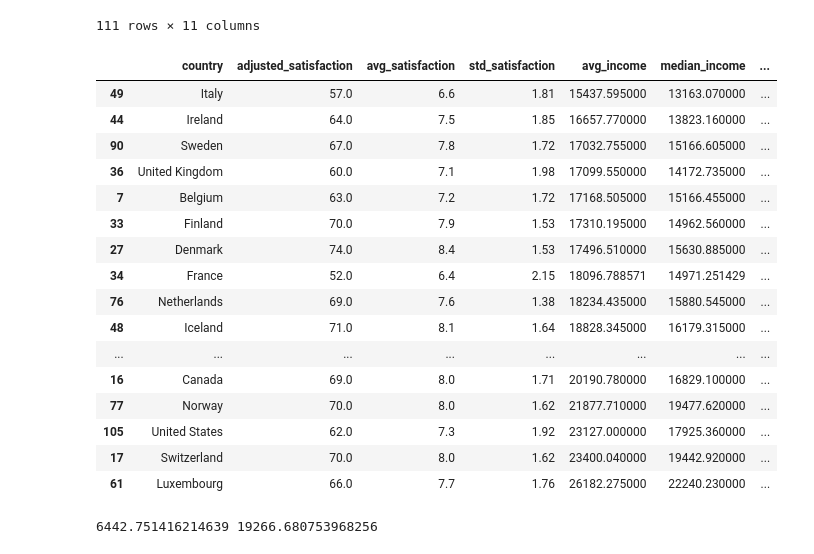
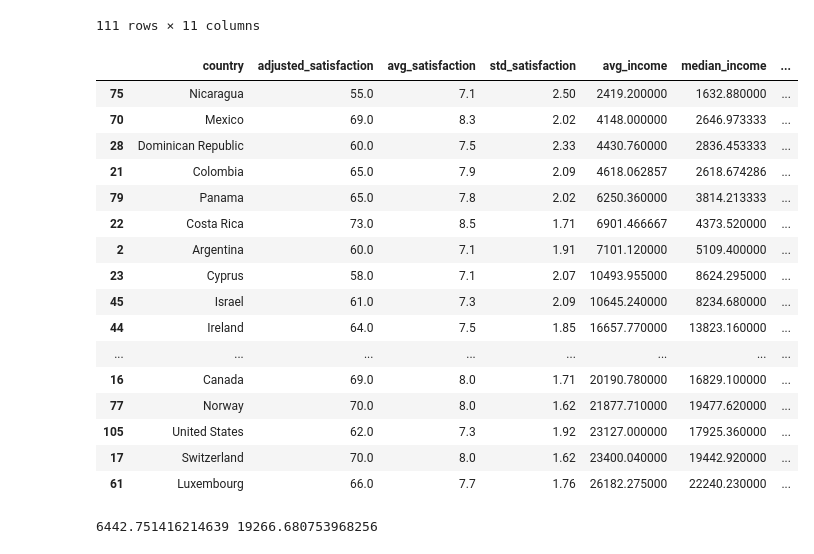
Before and after one commit to AiJared/Data-Science-1-Happy-Income-Score, a Jupyter notebook: Happy Income Score.ipynb, the cells around one changed output. Cells and saved outputs as stored; diff of their text form; code cells hidden in the pictures.

```diff
--- a/Happy Income Score.ipynb
+++ b/Happy Income Score.ipynb
@@ -43,20 +43,20 @@ dataset
 111 rows × 11 columns
 # %%
 # filtering the dataset values in terms of satisfaction based on average income
-satisfied = dataset[dataset['avg_income'] > 15000]
+satisfied = dataset[dataset['avg_satisfaction'] > 7.0]
 satisfied
 # %% [output]
 |  | country | adjusted_satisfaction | avg_satisfaction | std_satisfaction | avg_income | median_income | ... |
-| 49 | Italy | 57.0 | 6.6 | 1.81 | 15437.595000 | 13163.070000 | ... |
+| 75 | Nicaragua | 55.0 | 7.1 | 2.50 | 2419.200000 | 1632.880000 | ... |
+| 70 | Mexico | 69.0 | 8.3 | 2.02 | 4148.000000 | 2646.973333 | ... |
+| 28 | Dominican Republic | 60.0 | 7.5 | 2.33 | 4430.760000 | 2836.453333 | ... |
+| 21 | Colombia | 65.0 | 7.9 | 2.09 | 4618.062857 | 2618.674286 | ... |
+| 79 | Panama | 65.0 | 7.8 | 2.02 | 6250.360000 | 3814.213333 | ... |
+| 22 | Costa Rica | 73.0 | 8.5 | 1.71 | 6901.466667 | 4373.520000 | ... |
+| 2 | Argentina | 60.0 | 7.1 | 1.91 | 7101.120000 | 5109.400000 | ... |
+| 23 | Cyprus | 58.0 | 7.1 | 2.07 | 10493.955000 | 8624.295000 | ... |
+| 45 | Israel | 61.0 | 7.3 | 2.09 | 10645.240000 | 8234.680000 | ... |
 | 44 | Ireland | 64.0 | 7.5 | 1.85 | 16657.770000 | 13823.160000 | ... |
-| 90 | Sweden | 67.0 | 7.8 | 1.72 | 17032.755000 | 15166.605000 | ... |
-| 36 | United Kingdom | 60.0 | 7.1 | 1.98 | 17099.550000 | 14172.735000 | ... |
-| 7 | Belgium | 63.0 | 7.2 | 1.72 | 17168.505000 | 15166.455000 | ... |
-| 33 | Finland | 70.0 | 7.9 | 1.53 | 17310.195000 | 14962.560000 | ... |
-| 27 | Denmark | 74.0 | 8.4 | 1.53 | 17496.510000 | 15630.885000 | ... |
-| 34 | France | 52.0 | 6.4 | 2.15 | 18096.788571 | 14971.251429 | ... |
-| 76 | Netherlands | 69.0 | 7.6 | 1.38 | 18234.435000 | 15880.545000 | ... |
-| 48 | Iceland | 71.0 | 8.1 | 1.64 | 18828.345000 | 16179.315000 | ... |
 | ... | ... | ... | ... | ... | ... | ... | ... |
 | 16 | Canada | 69.0 | 8.0 | 1.71 | 20190.780000 | 16829.100000 | ... |
 | 77 | Norway | 70.0 | 8.0 | 1.62 | 21877.710000 | 19477.620000 | ... |
```
Also changed, not shown: parts of 16 cells of this notebook.
